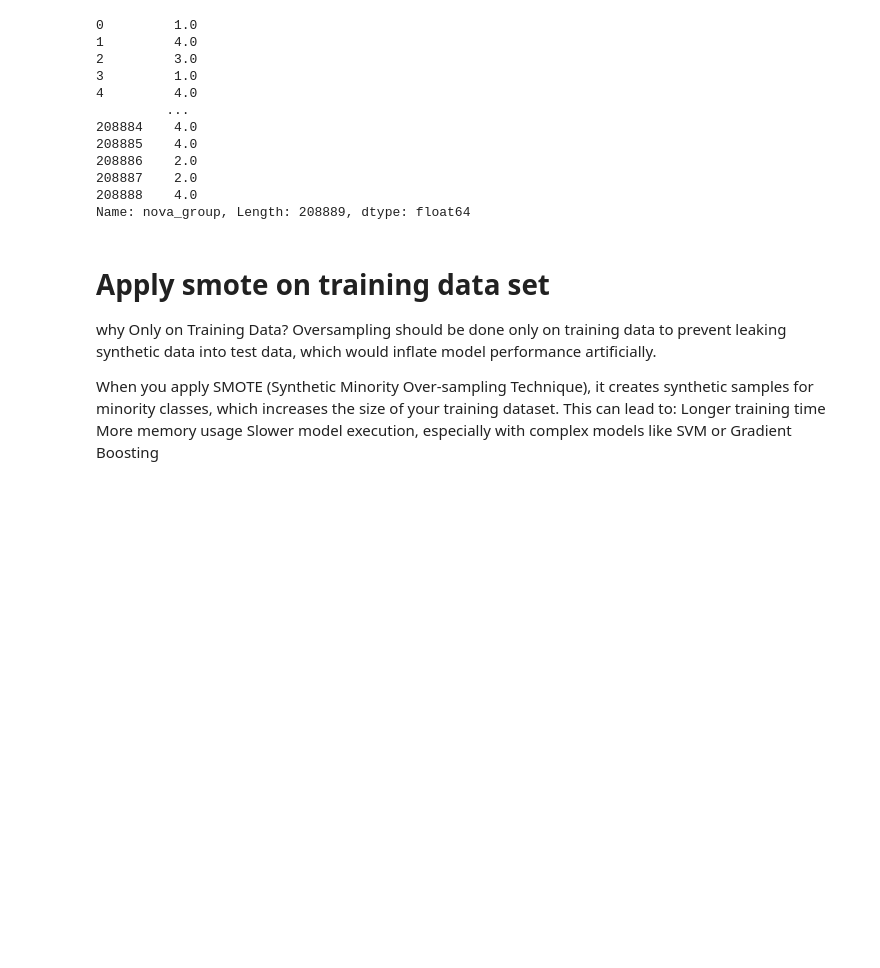
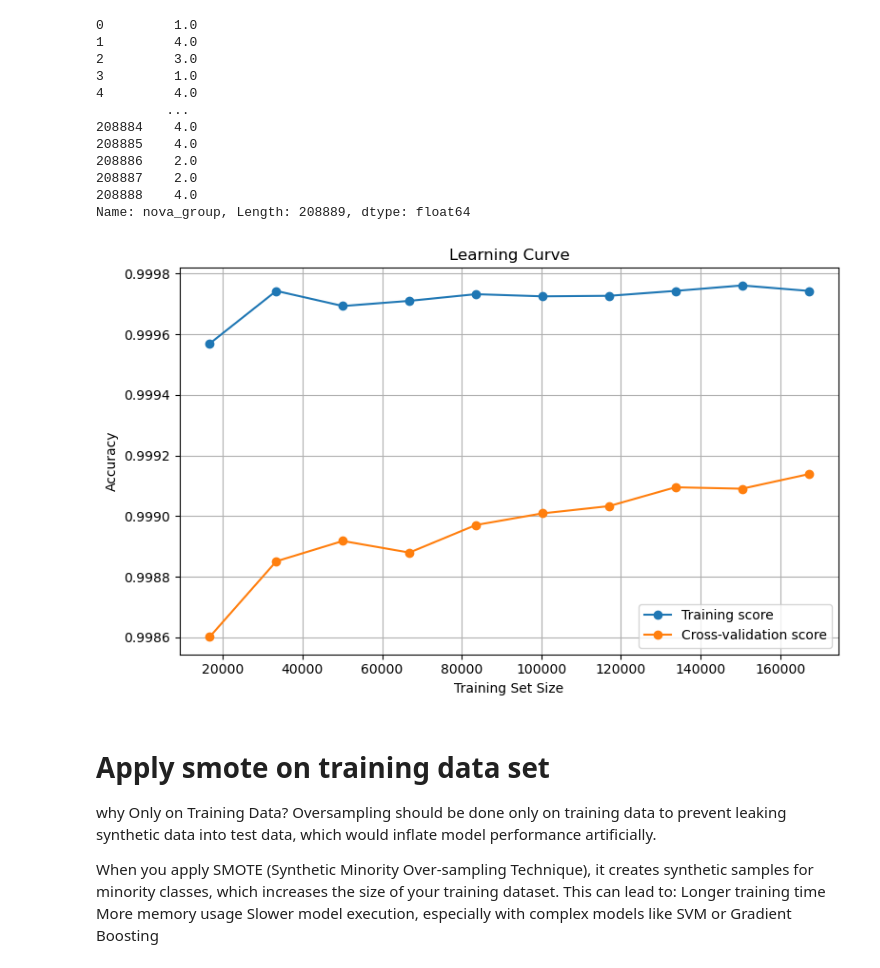
Before and after one commit to naveencoco/FoodProcessing-predictioin, a Jupyter notebook: exploratory_data_analysis.ipynb, the cells around one changed output. Saved outputs shown, nothing was run; the diff lists cells and outputs as text; code cells hidden in the pictures; blank space fills up the shorter version.

Commit message:
🚀 Initial commit with Flask app and ML model

```diff
--- a/exploratory_data_analysis.ipynb
+++ b/exploratory_data_analysis.ipynb
@@ -401,3 +401,5 @@ X
 | 208887 | 80.95 | 0.0 | 1197.0 | 0.0 | 0.0 | 0.0 | 3.6895 | 4.508496 | 1.4758 | ... |
 | 208888 | 80.95 | 0.0 | 1197.0 | 0.0 | 0.0 | 0.0 | 0.0000 | 0.000000 | 0.0000 | ... |
 208889 rows × 11 columns
+# %%
+X['vitamins_and_minerals'] = X['sodium']
@@ -404,3 +422,5 @@ X
+# %%
+X.drop('sodium', axis =1, inplace =True)
 # %%
 y=df.iloc[:,-1]
 y
@@ -417,6 +437,40 @@ y
 208887    2.0
 208888    4.0
 Name: nova_group, Length: 208889, dtype: float64
+# %%
+import numpy as np
+import matplotlib.pyplot as plt
+from sklearn.model_selection import learning_curve
+from sklearn.ensemble import RandomForestClassifier  # Example model
+from sklearn.datasets import load_iris              # Example dataset
+
+model = RandomForestClassifier()
+
+# Get learning curve data
+train_sizes, train_scores, val_scores = learning_curve(estimator=model,X=X, y=y,
+    cv=5,                  # 5-fold cross-validation
+    train_sizes=np.linspace(0.1, 1.0, 10),  # Vary training set size from 10% to 100%
+    scoring='accuracy',    # or 'f1', 'roc_auc', etc. for classification
+    n_jobs=-1              # Use all available CPU cores
+)
+
+# Calculate mean and std deviation for plotting
+train_scores_mean = train_scores.mean(axis=1)
+val_scores_mean = val_scores.mean(axis=1)
+
+# Plotting
+plt.figure(figsize=(8, 5))
+plt.plot(train_sizes, train_scores_mean, 'o-', label="Training score")
+plt.plot(train_sizes, val_scores_mean, 'o-', label="Cross-validation score")
+plt.xlabel("Training Set Size")
+plt.ylabel("Accuracy")
+plt.title("Learning Curve")
+plt.legend(loc="best")
+plt.grid()
+plt.tight_layout()
+plt.show()
+# %% [output]
+[figure, added]
 # %%
 # Train test split
 X_train, X_test, y_train, y_test = train_test_split(X, y, test_size=0.2, random_state=42)
```
Also changed, not shown: parts of 3 cells of this notebook, 11 other files.
